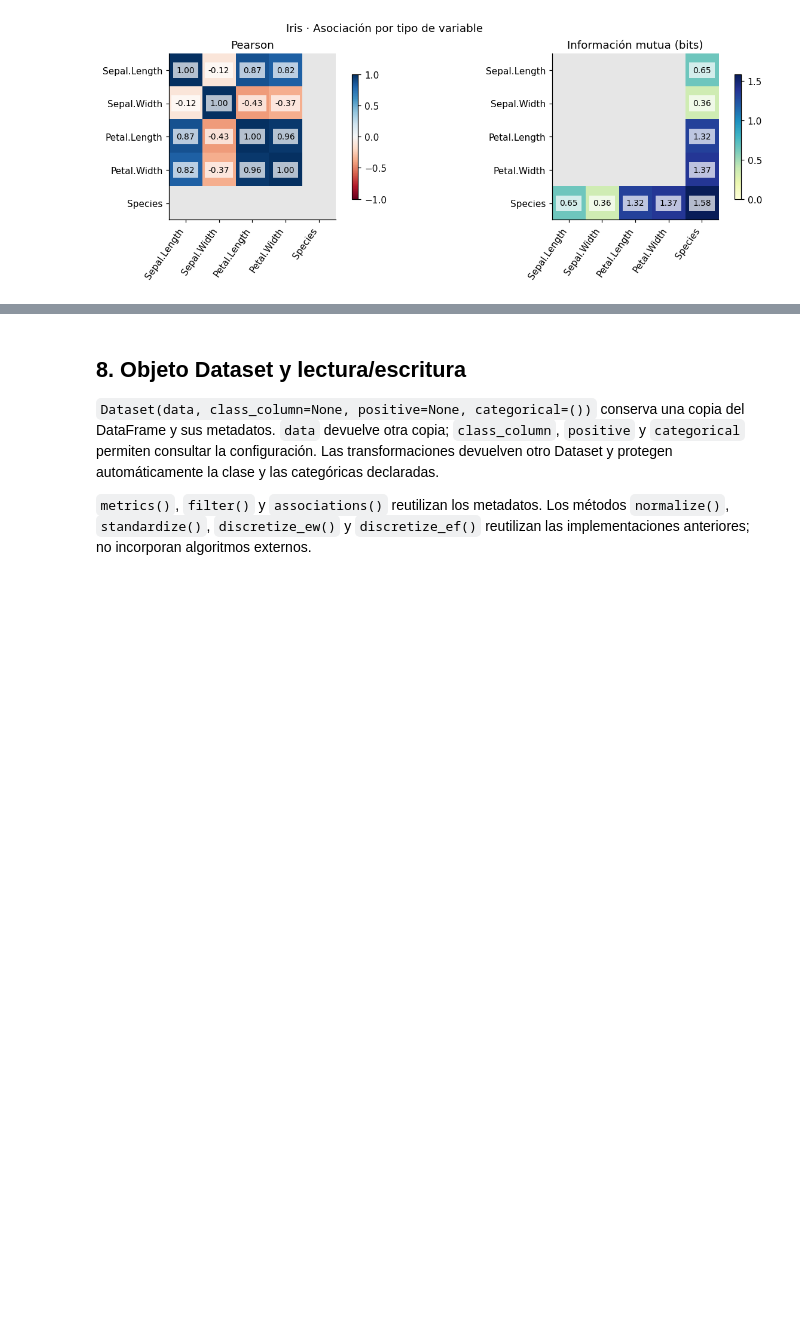
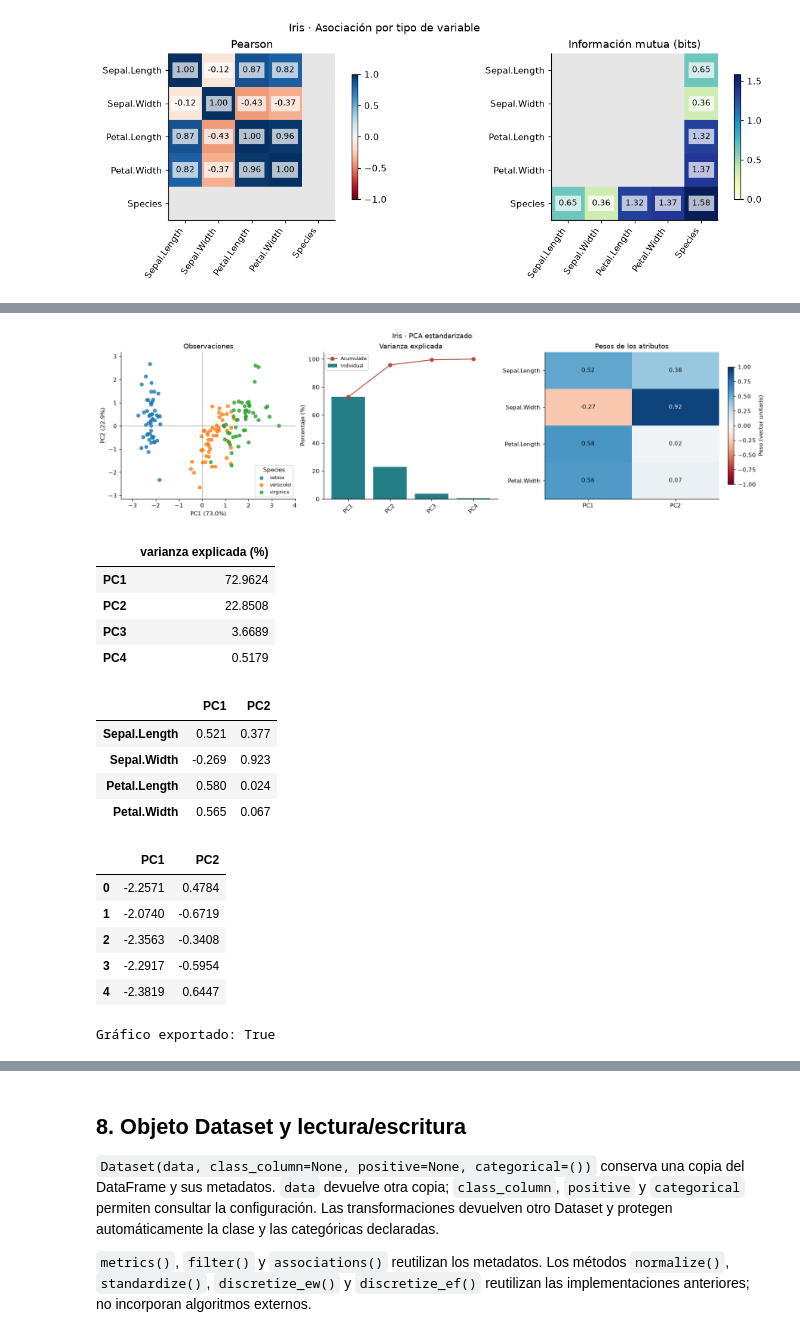
Before and after one commit to ekhi-arzac/SME-py, a Jupyter notebook: notebooks/entrega.ipynb, the cells around one changed output, grey strips where cells are left out. Saved outputs shown, nothing was run; the diff lists cells and outputs as text; code cells hidden in the pictures; blank space fills up the shorter version.

```diff
--- a/notebooks/entrega.ipynb
+++ b/notebooks/entrega.ipynb
@@ -387,0 +403,31 @@ plt.show()
+# %%
+pca = sme.plot_pca(iris, group="Species", title="Iris · PCA estandarizado")
+plt.show()
+display((100 * pca["explained_variance"]).rename("varianza explicada (%)").to_frame())
+display(pca["loadings"].iloc[:, :2].round(3))
+display(pca["scores"].iloc[:, :2].head())
+
+# La figura puede guardarse sin recalcular el PCA.
+with tempfile.TemporaryDirectory(prefix="sme-pca-") as directory:
+    image_path = Path(directory) / "iris_pca.png"
+    pca["figure"].savefig(image_path, dpi=180, bbox_inches="tight")
+    print("Gráfico exportado:", image_path.is_file())
+# %% [output]
+[figure, added]
+|  | varianza explicada (%) |
+| PC1 | 72.9624 |
+| PC2 | 22.8508 |
+| PC3 | 3.6689 |
+| PC4 | 0.5179 |
+|  | PC1 | PC2 |
+| Sepal.Length | 0.521 | 0.377 |
+| Sepal.Width | -0.269 | 0.923 |
+| Petal.Length | 0.580 | 0.024 |
+| Petal.Width | 0.565 | 0.067 |
+|  | PC1 | PC2 |
+| 0 | -2.2571 | 0.4784 |
+| 1 | -2.0740 | -0.6719 |
+| 2 | -2.3563 | -0.3408 |
+| 3 | -2.2917 | -0.5954 |
+| 4 | -2.3819 | 0.6447 |
+Gráfico exportado: True
```
Also changed, not shown: parts of 9 cells of this notebook, 8 other files.
